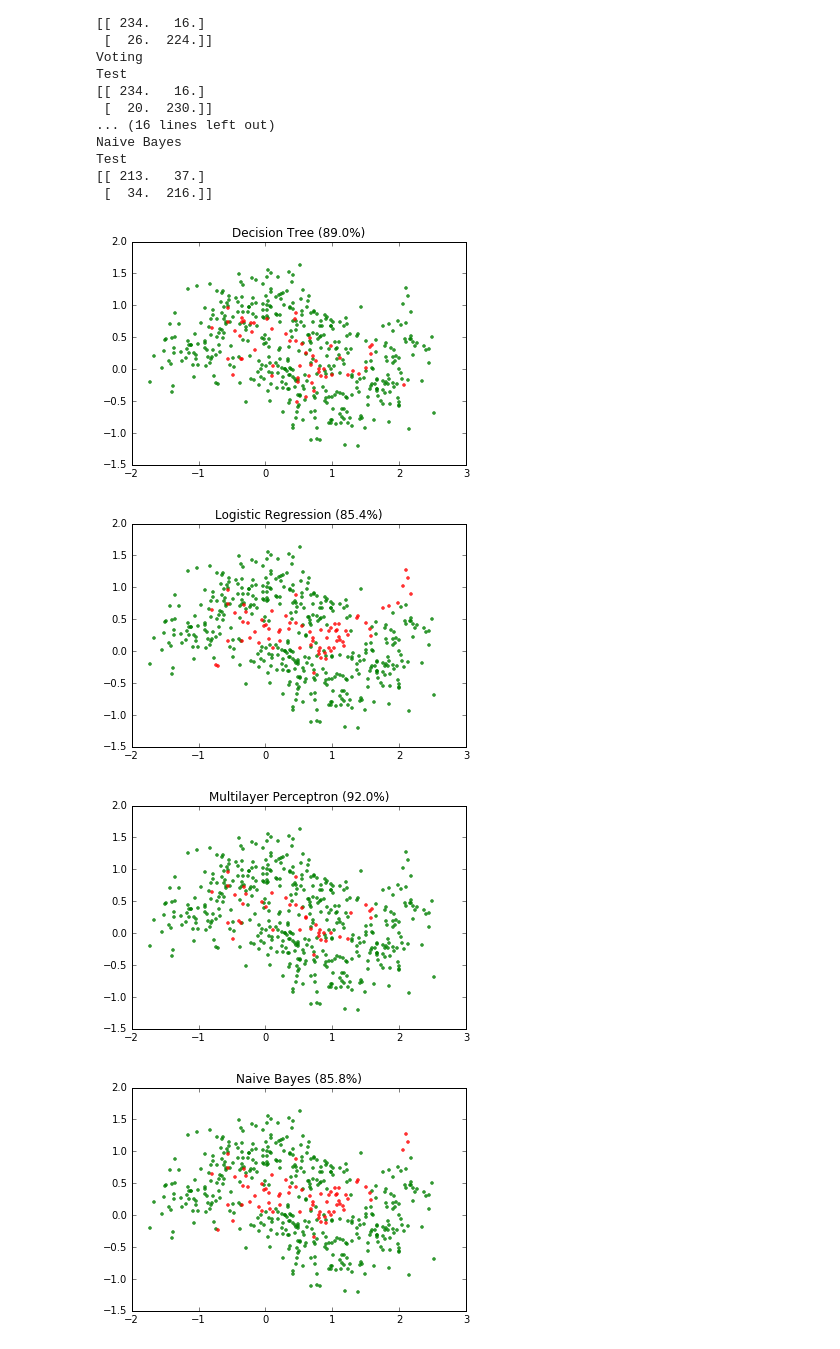
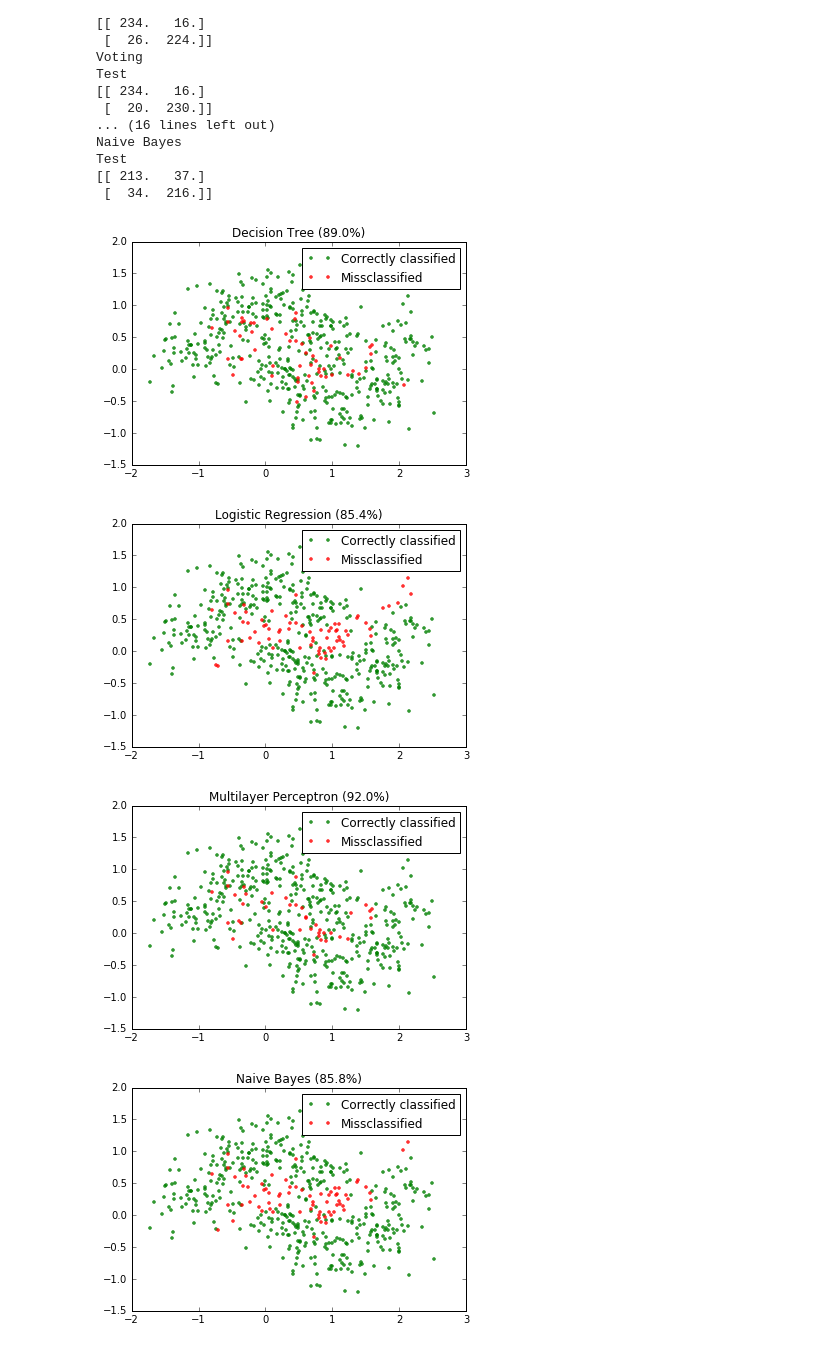
Before and after one commit to alvarouc/polyssifier, a Jupyter notebook: sample/example.ipynb, the cells around one changed output. Cells and saved outputs as stored; diff of their text form; code cells hidden in the pictures.

Commit message:
added legend to example

```diff
--- a/sample/example.ipynb
+++ b/sample/example.ipynb
@@ -97,13 +97,14 @@ pol.predictions.sort_index(inplace=True)
 # %%
 for key, pred in pol.predictions.items():
     plt.figure()
     missclass = np.where(label!=pred)[0]
     corrclass = np.where(label==pred)[0]
     plt.plot(data[corrclass,0], data[corrclass,1],'g.', alpha=0.8);
     plt.plot(data[missclass,0], data[missclass,1],'r.', alpha=0.8);
+    plt.legend(['Correctly classified', 'Missclassified'])
     plt.title('{0} ({1}%)'.format(key, 100*len(corrclass)/len(pred)))
 # %% [output]
-[figure, old version]
+[figure, new version]
-[figure, old version]
+[figure, new version]
-[figure, old version]
+[figure, new version]
-[figure, old version]
+[figure, new version]
```
Also changed, not shown: parts of 1 cell of this notebook.
